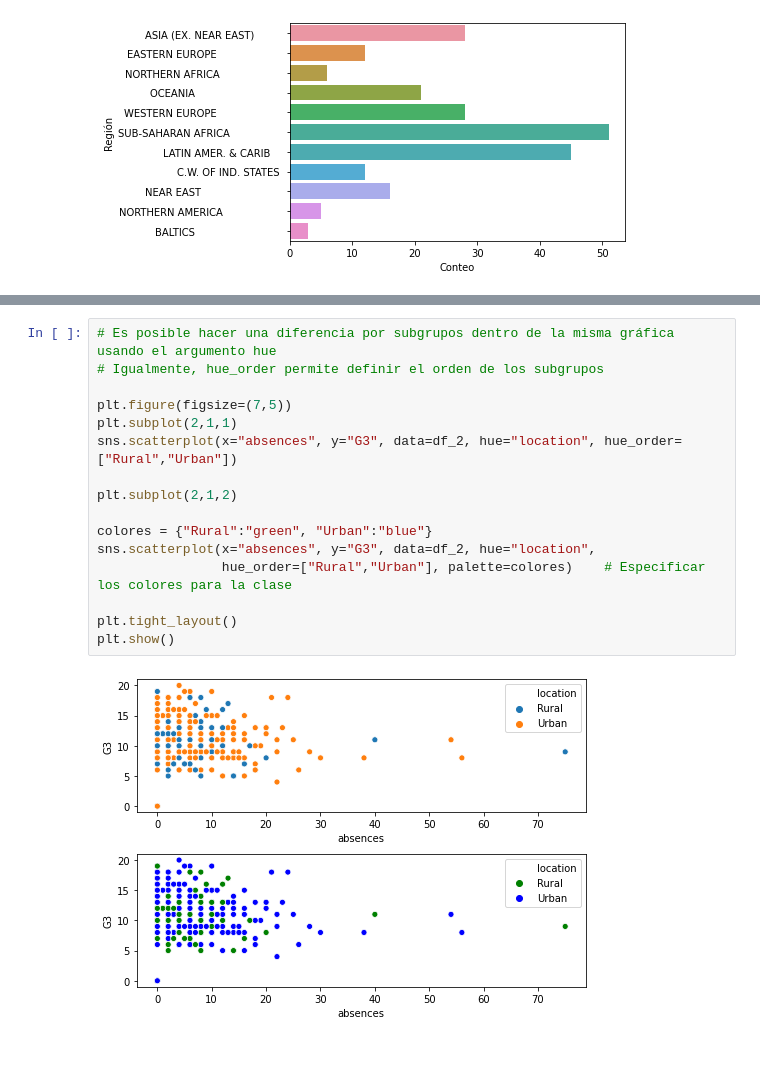
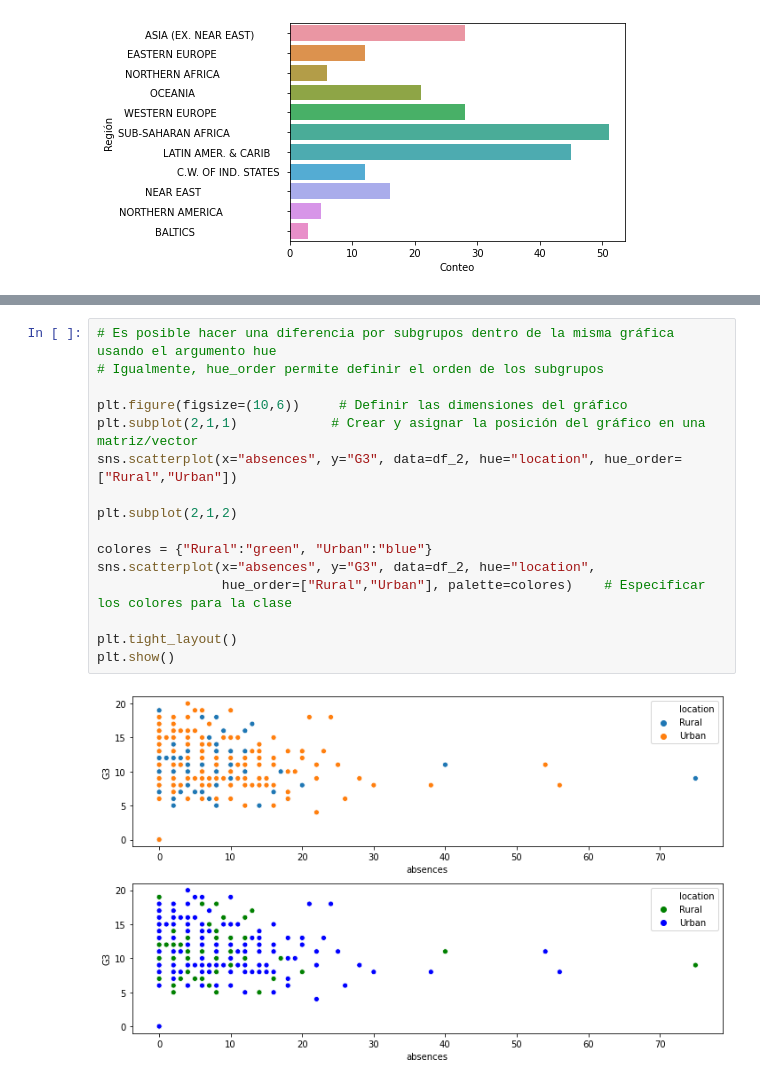
Before and after one commit to OPALO-ESTADISTICA/Estadistica, a Jupyter notebook: Seaborn/Introducción a seaborn.ipynb, the cells around one changed output, grey strips where cells are left out. Saved outputs shown, nothing was run; the diff lists cells and outputs as text; blank space fills up the shorter version.

```diff
--- a/Seaborn/Introducción a seaborn.ipynb
+++ b/Seaborn/Introducción a seaborn.ipynb
@@ -46,18 +46,18 @@ plt.show()
 # %%
 # Es posible hacer una diferencia por subgrupos dentro de la misma gráfica usando el argumento hue
 # Igualmente, hue_order permite definir el orden de los subgrupos
 
-plt.figure(figsize=(7,5))
-plt.subplot(2,1,1)
+plt.figure(figsize=(10,6))     # Definir las dimensiones del gráfico
+plt.subplot(2,1,1)            # Crear y asignar la posición del gráfico en una matriz/vector
 sns.scatterplot(x="absences", y="G3", data=df_2, hue="location", hue_order=["Rural","Urban"])
 
 plt.subplot(2,1,2)
 
 colores = {"Rural":"green", "Urban":"blue"}
 sns.scatterplot(x="absences", y="G3", data=df_2, hue="location",
                 hue_order=["Rural","Urban"], palette=colores)    # Especificar los colores para la clase
 
 plt.tight_layout()
 plt.show()
 # %% [output]
-[figure, old version]
+[figure, new version]
```
Also changed, not shown: parts of 1 cell of this notebook, 3 other files.
